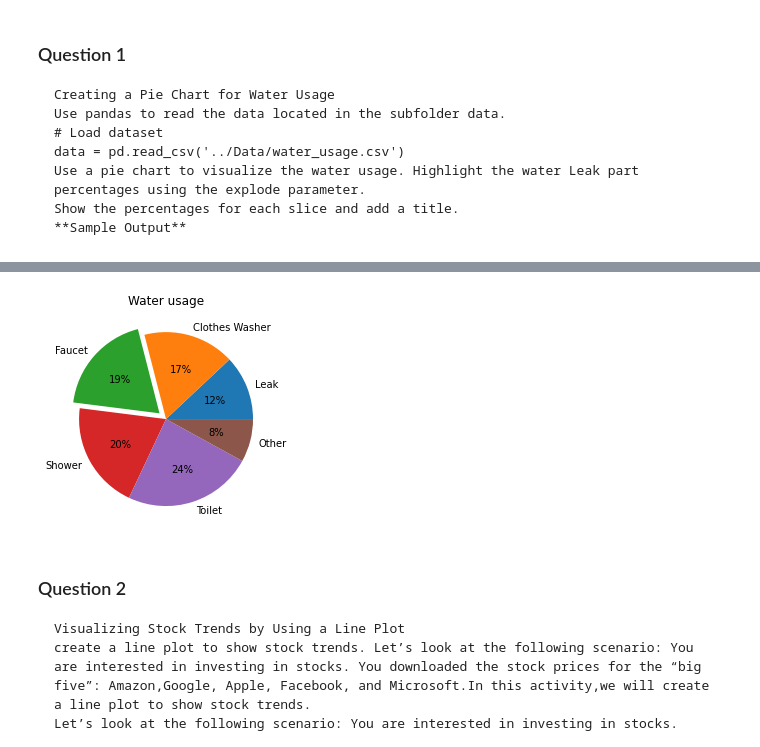
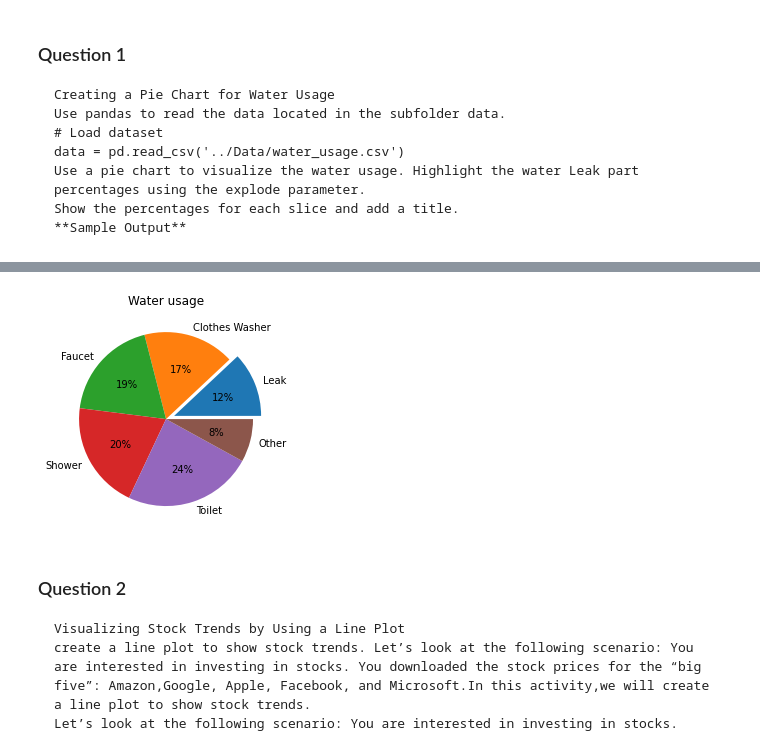
Before and after one commit to knavee12345/EduBridge-Assesment, a Jupyter notebook: Assignment/Assignment9.ipynb, the cells around one changed output, grey strips where cells are left out. Saved outputs shown, nothing was run; the diff lists cells and outputs as text; code cells hidden in the pictures.

````diff
--- a/Assignment/Assignment9.ipynb
+++ b/Assignment/Assignment9.ipynb
@@ -26,11 +26,11 @@ Show the percentages for each slice and add a title.
 ![image-2.png](attachment:image-2.png)
 # %%
 water_leakage=pd.read_csv("https://raw.githubusercontent.com/svkarthik86/Advanced-python/main/WEEK-9%20Assignment/Data/water_usage.csv")
-plt.pie(data=water_leakage,x="Percentage",labels="Usage",explode=(0,0,0.1,0,0,0),autopct="%1.f%%")
+plt.pie(data=water_leakage,x="Percentage",labels="Usage",explode=(0.1,0,0,0,0,0),autopct="%1.f%%")
 plt.title("Water usage")
 plt.show()
 # %% [output]
-[figure, old version]
+[figure, new version]
 # %% [markdown]
 ### Question 2
 ```
````
